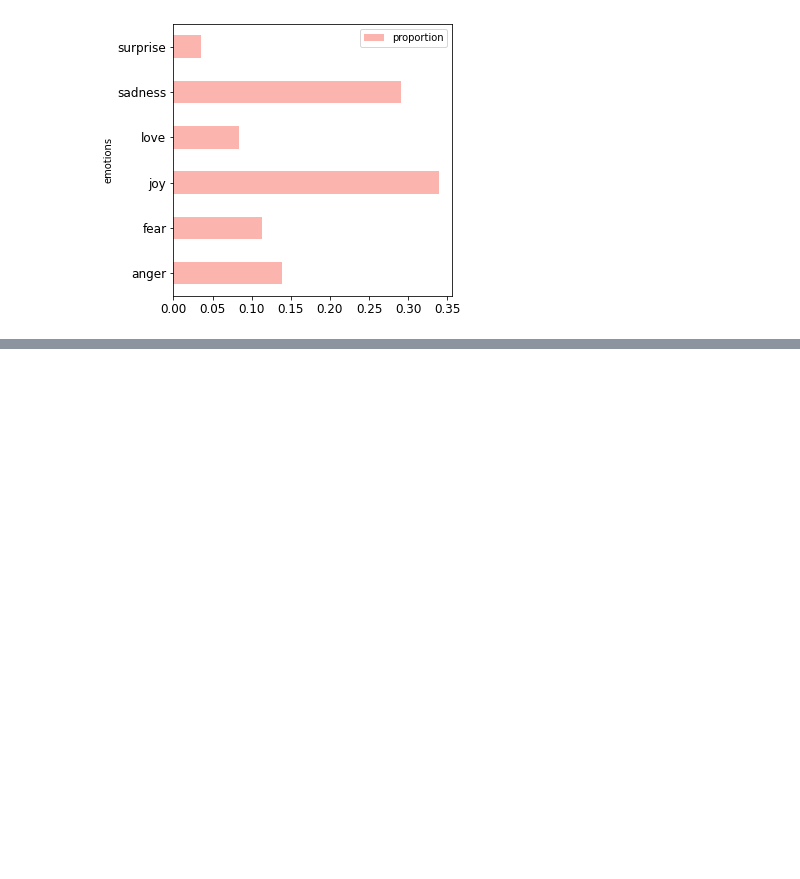
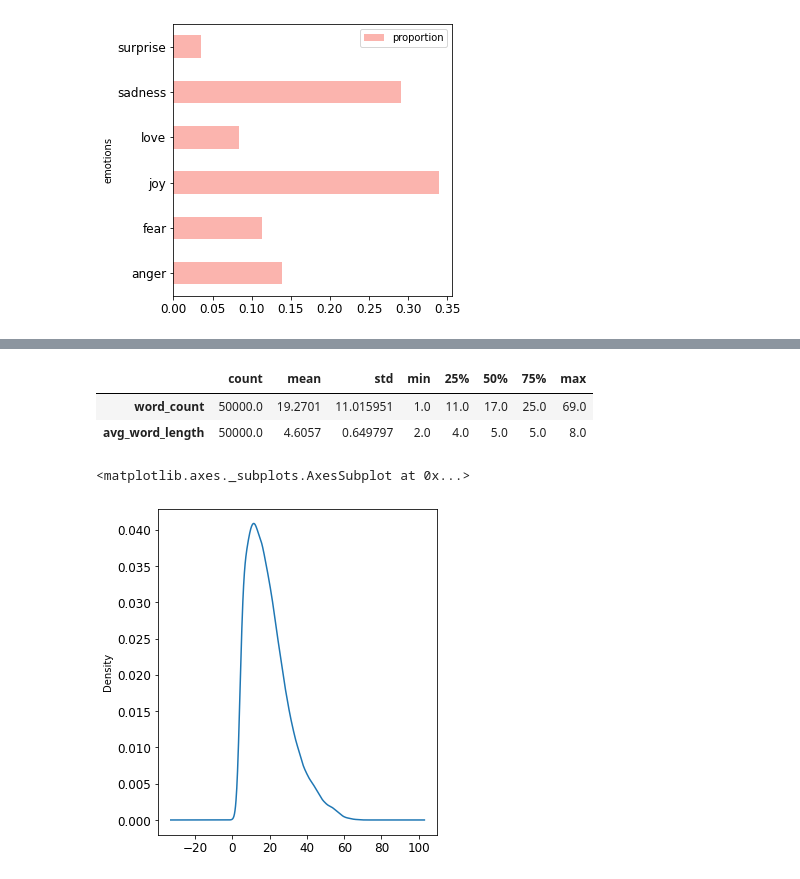
Before and after one commit to ppkgtmm/emotion, a Jupyter notebook: emo_EDA.ipynb, the cells around one changed output, grey strips where cells are left out. Saved outputs shown, nothing was run; the diff lists cells and outputs as text; code cells hidden in the pictures; blank space fills up the shorter version.

```diff
--- a/emo_EDA.ipynb
+++ b/emo_EDA.ipynb
@@ -55,3 +67,13 @@ target_dist.plot(x='emotions', y='proportion', kind='barh', rot=0, \
 # %% [output]
 <matplotlib.axes._subplots.AxesSubplot at 0x...>
 [figure]
+# %%
+copy = data.copy()
+copy['word_count'] = copy['text'].apply(lambda x: len(x.split(' ')))
+# %%
+def avg_word_length(text):
+    words = text.split(' ')
+    length = [len(w) for w in words]
+    return math.ceil(sum(length) / len(length))
+
+copy['avg_word_length'] = copy['text'].apply(avg_word_length)
@@ -57,0 +89,11 @@ target_dist.plot(x='emotions', y='proportion', kind='barh', rot=0, \
+# %%
+copy.describe().transpose()
+# %% [output]
+|  | count | mean | std | min | 25% | 50% | 75% | max |
+| word_count | 50000.0 | 19.2701 | 11.015951 | 1.0 | 11.0 | 17.0 | 25.0 | 69.0 |
+| avg_word_length | 50000.0 | 4.6057 | 0.649797 | 2.0 | 4.0 | 5.0 | 5.0 | 8.0 |
+# %%
+copy.word_count.plot(kind='kde', fontsize=12, figsize=(5,6))
+# %% [output]
+<matplotlib.axes._subplots.AxesSubplot at 0x...>
+[figure, added]
```
Also changed, not shown: parts of 13 cells of this notebook.
